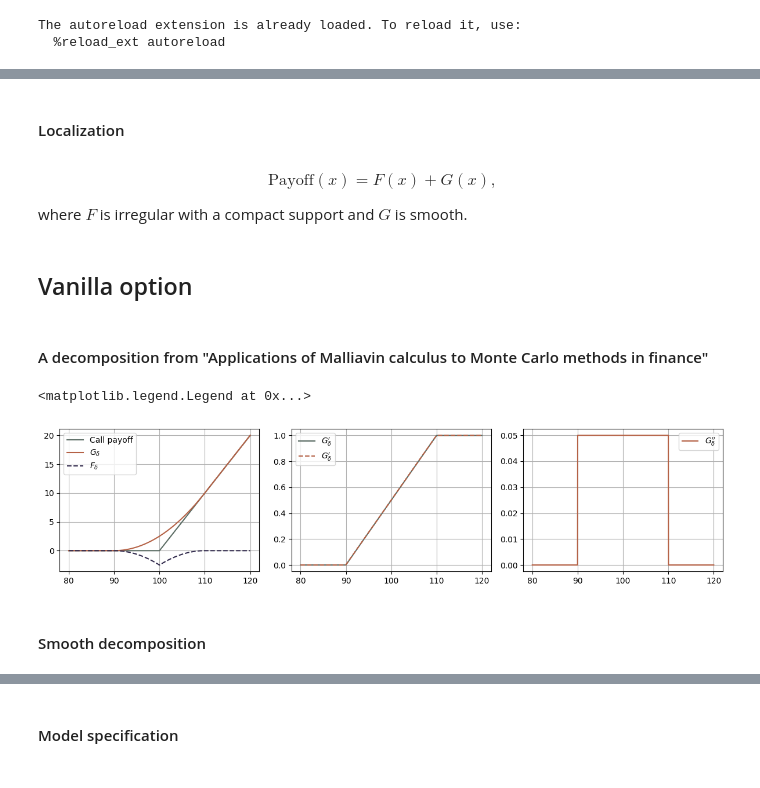
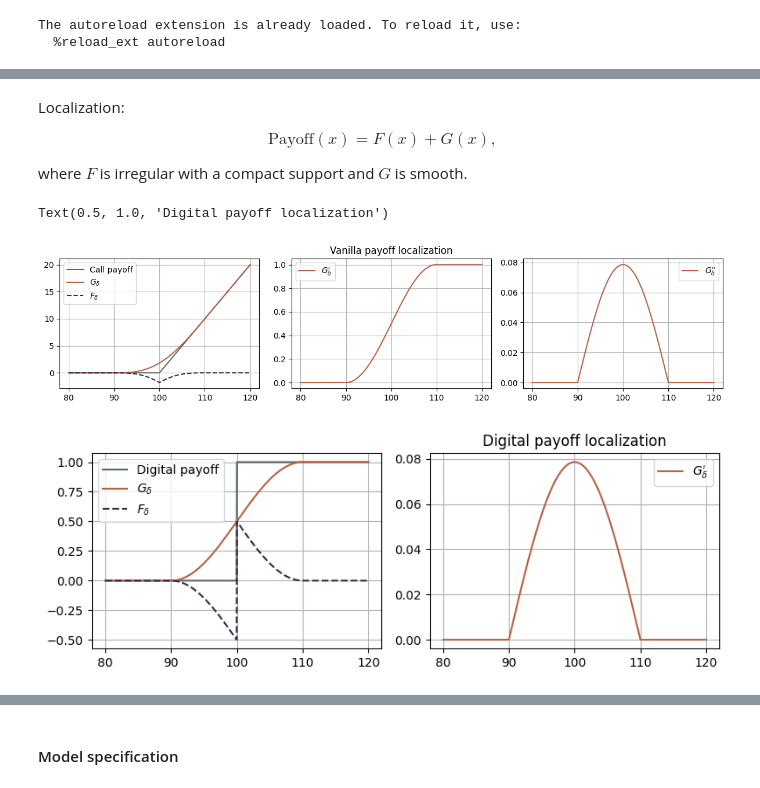
Before and after one commit to MrG1raffe/signature, a Jupyter notebook: notebooks/SigMalliavin.ipynb, the cells around one changed output, grey strips where cells are left out. Saved outputs shown, nothing was run; the diff lists cells and outputs as text; code cells hidden in the pictures.

```diff
--- a/notebooks/SigMalliavin.ipynb
+++ b/notebooks/SigMalliavin.ipynb
@@ -48,42 +131,53 @@ def call_payoff(F, K):
 
 def digital_call_payoff(F, K):
     return (F - K >= 0).astype(float)
-# %% [markdown]
-#### Localization
 # %% [markdown]
+Localization:
+
 $$\mathrm{Payoff}(x) = F(x) + G(x),$$
 
 where $F$ is irregular with a compact support and $G$ is smooth.
-# %% [markdown]
-## Vanilla option
-# %% [markdown]
-#### A decomposition from "Applications of Malliavin calculus to Monte Carlo methods in finance"
 # %%
 F0 = 100
 delta = 10
 F_grid = np.linspace(80, 120, 1000)
 
 fig, ax = plt.subplots(1, 3, figsize=(12, 3))
 
-H_delta = lambda x, K: (x - (K - delta)) / (2 * delta) * (x >= K - delta) * (x <= K + delta) + (x > K + delta)
-H_delta_prime = lambda x, K: 1 / (2 * delta) * (x >= K - delta) * (x <= K + delta)
-F_delta = lambda x, K: (-(x - (K - delta))**2 / (4 * delta)) * (x >= K - delta) * (x < K) + \
-                       (-(x - (K + delta))**2 / (4 * delta)) * (x >= K) * (x < K + delta)
-
+H_delta = lambda x, K: (0.5 + 0.5 * np.sin(0.5 * np.pi * (x - K) / delta)) * (x >= K - delta) * (x <= K + delta) + (x > K + delta)
+H_delta_prime = lambda x, K: 0.25 * np.pi / delta * np.cos(0.5 * np.pi * (x - K) / delta) * (x >= K - delta) * (x <= K + delta)
+F_delta = lambda x, K: (np.maximum(x - K, 0) - 0.5 * (x - K + delta) - delta / np.pi * np.cos(np.pi * x / 2 / delta)) * (x >= K - delta) * (x <= K + delta)
 
 ax[0].plot(F_grid, call_payoff(F_grid, K=F0), label="Call payoff")
 ax[0].plot(F_grid, np.cumsum(H_delta(F_grid, K=F0) * (F_grid[1] - F_grid[0])), label="$G_\delta$")
 ax[0].plot(F_grid, F_delta(F_grid, K=F0), "--", label="$F_\delta$")
 ax[0].legend()
 
-ax[1].plot(F_grid, H_delta(F_grid, K=F0), label="$G_\delta'$")
-ax[1].plot(F_grid, np.cumsum(H_delta_prime(F_grid, K=F0) * (F_grid[1] - F_grid[0])), "--", label="$G_\delta'$")
+ax[1].plot(F_grid, H_delta(F_grid, K=F0), label="$G_\delta'$", color=my_copper)
 ax[1].legend()
 
 ax[2].plot(F_grid, H_delta_prime(F_grid, K=F0), label="$G_\delta''$", color=my_copper)
 ax[2].legend()
+
+ax[1].set_title("Vanilla payoff localization")
+
+fig, ax = plt.subplots(1, 2, figsize=(8, 3))
+
+H_delta_dig = lambda x, K: np.pi / delta / 4 * np.cos(0.5 * np.pi * (x - K) / delta) * (x >= K - delta) * (x <= K + delta)
+H_delta_prime_dig = lambda x, K: -(np.pi / delta)**2 / 8 * np.sin(0.5 * np.pi * (x - K) / delta) * (x >= K - delta) * (x <= K + delta)
+G_delta_dig = lambda x, K: 0.5 * (1 + np.sin(0.5 * np.pi * (x - K) / delta)) * (x >= K - delta) * (x <= K + delta) + (x >= K + delta)
+F_delta_dig = lambda x, K: digital_call_payoff(x, K=K) - G_delta_dig(x, K=K)
+
+ax[0].plot(F_grid, digital_call_payoff(F_grid, K=F0), label="Digital payoff")
+ax[0].plot(F_grid, G_delta_dig(F_grid, K=F0), label="$G_\delta$")
+ax[0].plot(F_grid, F_delta_dig(F_grid, K=F0), "--", label="$F_\delta$")
+ax[0].legend()
+
+ax[1].plot(F_grid, H_delta_dig(F_grid, K=F0), label="$G_\delta'$", color=my_copper)
+ax[1].legend()
+
+ax[1].set_title("Digital payoff localization")
 # %% [output]
-<matplotlib.legend.Legend at 0x...>
+Text(0.5, 1.0, 'Digital payoff localization')
-[figure, old version]
+[figure, new version]
+[figure, added]
-# %% [markdown]
-#### Smooth decomposition
```
Also changed, not shown: parts of 58 cells of this notebook, 15 other files.
